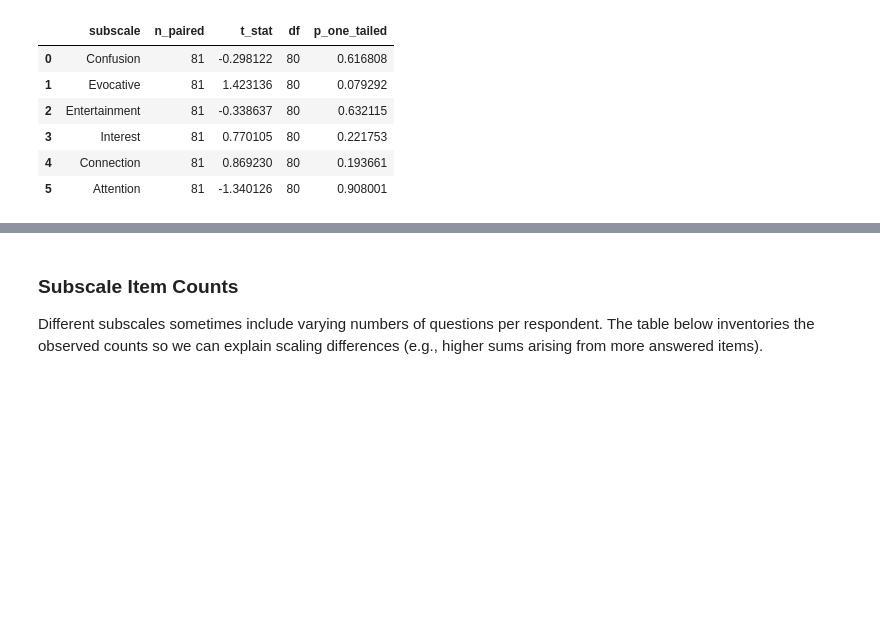
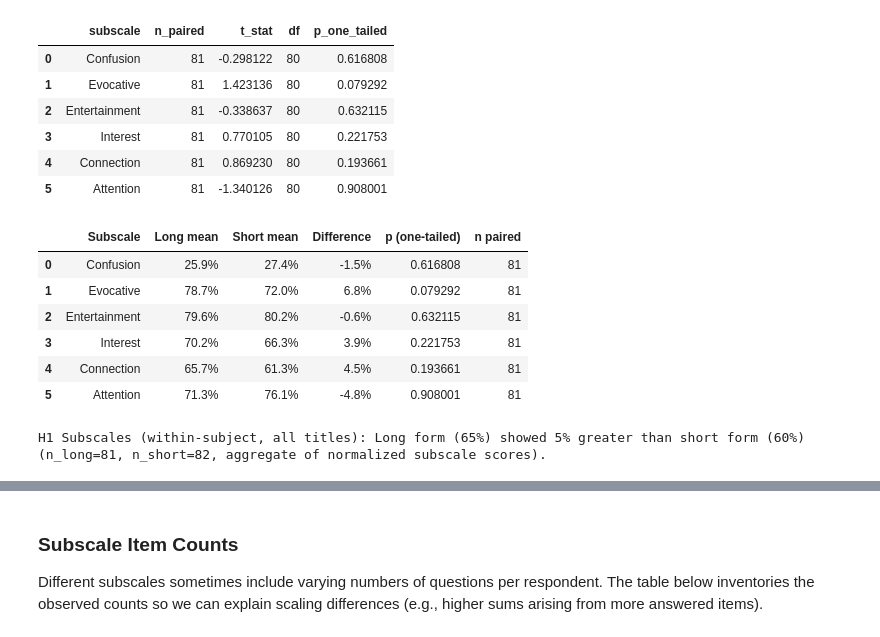
Before and after one commit to NeuralSenseCode/544_WBD_CXCU, a Jupyter notebook: analysis/analysis_self-report.ipynb, the cells around one changed output, grey strips where cells are left out. Drawn from its saved outputs; the diff is of its cells as text; code cells hidden in the pictures; blank space fills up the shorter version.

```diff
--- a/analysis/analysis_self-report.ipynb
+++ b/analysis/analysis_self-report.ipynb
@@ -529,6 +721,59 @@ Nostalgia: requires both Short and Long format data for paired comparison; skipp
 | 3 | Interest | 81 | 0.770105 | 80 | 0.221753 |
 | 4 | Connection | 81 | 0.869230 | 80 | 0.193661 |
 | 5 | Attention | 81 | -1.340126 | 80 | 0.908001 |
+# %%
+subscale_p_lookup = {row["subscale"]: row.get("p_one_tailed", np.nan) for row in subscale_within_subject_summaries} if 'subscale_within_subject_summaries' in globals() else {}
+subscale_summary_rows = []
+for subscale in ENJOYMENT_SUBSCALES:
+    metric_df = subscale_long.loc[subscale_long["subscale"] == subscale]
+    if metric_df.empty:
+        continue
+    respondent_means = metric_df.groupby([id_column, "form"], observed=True)["value"].mean().unstack()
+    if respondent_means.empty or not {"Short", "Long"}.issubset(respondent_means.columns):
+        continue
+    long_mean = respondent_means["Long"].mean()
+    short_mean = respondent_means["Short"].mean()
+    diff = long_mean - short_mean
+    p_val = subscale_p_lookup.get(subscale, np.nan)
+    subscale_summary_rows.append({
+        "Subscale": subscale,
+        "Long mean": long_mean,
+        "Short mean": short_mean,
+        "Difference": diff,
+        "p (one-tailed)": p_val,
+        "n paired": respondent_means.dropna().shape[0],
+    })
+if subscale_summary_rows:
+    subscale_summary = pd.DataFrame(subscale_summary_rows)
+    display(to_percent_table(subscale_summary, ["Long mean", "Short mean", "Difference"], decimals=1))
+    overall_long = subscale_long.loc[subscale_long["form"] == "Long", "value"].mean()
+    overall_short = subscale_long.loc[subscale_long["form"] == "Short", "value"].mean()
+    sample_items = []
+    overall_long_count = subscale_long.loc[subscale_long["form"] == "Long", id_column].nunique()
+    overall_short_count = subscale_long.loc[subscale_long["form"] == "Short", id_column].nunique()
+    if overall_long_count:
+        sample_items.append(f"n_long={int(overall_long_count)}")
+    if overall_short_count:
+        sample_items.append(f"n_short={int(overall_short_count)}")
+    extra_items = [", ".join(sample_items) if sample_items else None, "aggregate of normalized subscale scores"]
+    extra_note = ", ".join(item for item in extra_items if item) or None
+    print_long_short_summary(
+        label="H1 Subscales (within-subject, all titles)",
+        long_mean=overall_long,
+        short_mean=overall_short,
+        extra_note=extra_note
+    )
+else:
+    print("H1 subscale within-subject summary: No paired data available.")
+# %% [output]
+|  | Subscale | Long mean | Short mean | Difference | p (one-tailed) | n paired |
+| 0 | Confusion | 25.9% | 27.4% | -1.5% | 0.616808 | 81 |
+| 1 | Evocative | 78.7% | 72.0% | 6.8% | 0.079292 | 81 |
+| 2 | Entertainment | 79.6% | 80.2% | -0.6% | 0.632115 | 81 |
+| 3 | Interest | 70.2% | 66.3% | 3.9% | 0.221753 | 81 |
+| 4 | Connection | 65.7% | 61.3% | 4.5% | 0.193661 | 81 |
+| 5 | Attention | 71.3% | 76.1% | -4.8% | 0.908001 | 81 |
+H1 Subscales (within-subject, all titles): Long form (65%) showed 5% greater than short form (60%) (n_long=81, n_short=82, aggregate of normalized subscale scores).
 # %%
 subscale_between_subject_summaries = []
 palette = {"Short": COLOR_MAP["Short"], "Long": COLOR_MAP["Long"]}
```
Also changed, not shown: parts of 17 cells of this notebook, 1 other file.
